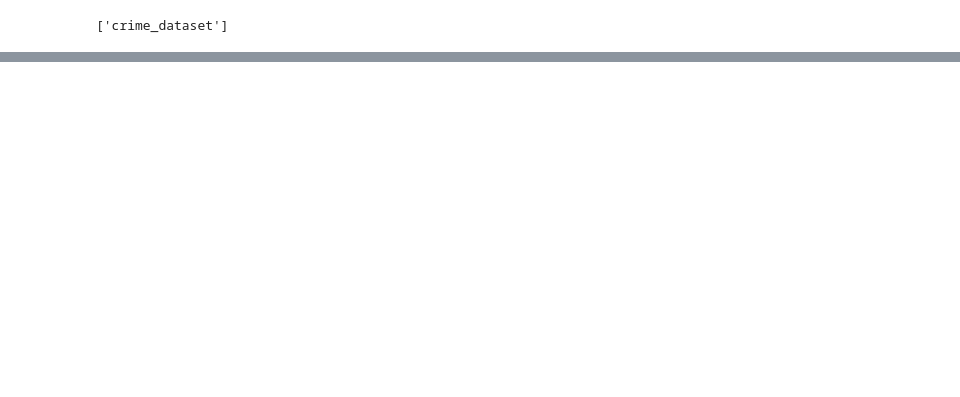
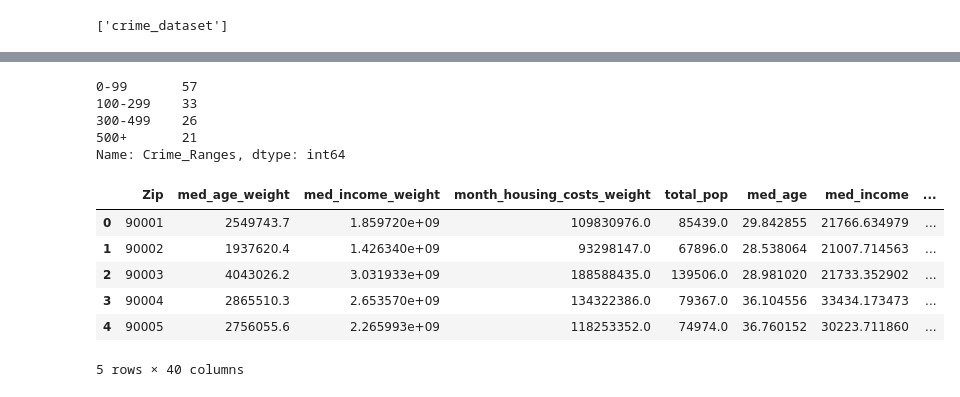
Before and after one commit to jwygonik/Crime_Analysis, a Jupyter notebook: Machine_Learning_Database_Connection.ipynb, the cells around one changed output, grey strips where cells are left out. Saved outputs shown, nothing was run; the diff lists cells and outputs as text; code cells hidden in the pictures; blank space fills up the shorter version.

```diff
--- a/Machine_Learning_Database_Connection.ipynb
+++ b/Machine_Learning_Database_Connection.ipynb
@@ -77,0 +144,9 @@ ml_df = ml_df[ml_df.Zip.isin(to_drop) == False]
+# %%
+binning = ml_df.Crime_Ranges.value_counts()
+binning
+# %% [output]
+0-99       57
+100-299    33
+300-499    26
+500+       21
+Name: Crime_Ranges, dtype: int64
@@ -77,0 +216,10 @@ ml_df = ml_df[ml_df.Zip.isin(to_drop) == False]
+# %%
+ml_df.head()
+# %% [output]
+|  | Zip | med_age_weight | med_income_weight | month_housing_costs_weight | total_pop | med_age | med_income | ... |
+| 0 | 90001 | 2549743.7 | 1.859720e+09 | 109830976.0 | 85439.0 | 29.842855 | 21766.634979 | ... |
+| 1 | 90002 | 1937620.4 | 1.426340e+09 | 93298147.0 | 67896.0 | 28.538064 | 21007.714563 | ... |
+| 2 | 90003 | 4043026.2 | 3.031933e+09 | 188588435.0 | 139506.0 | 28.981020 | 21733.352902 | ... |
+| 3 | 90004 | 2865510.3 | 2.653570e+09 | 134322386.0 | 79367.0 | 36.104556 | 33434.173473 | ... |
+| 4 | 90005 | 2756055.6 | 2.265993e+09 | 118253352.0 | 74974.0 | 36.760152 | 30223.711860 | ... |
+5 rows × 40 columns
```
Also changed, not shown: parts of 17 cells of this notebook, 3 other files.
